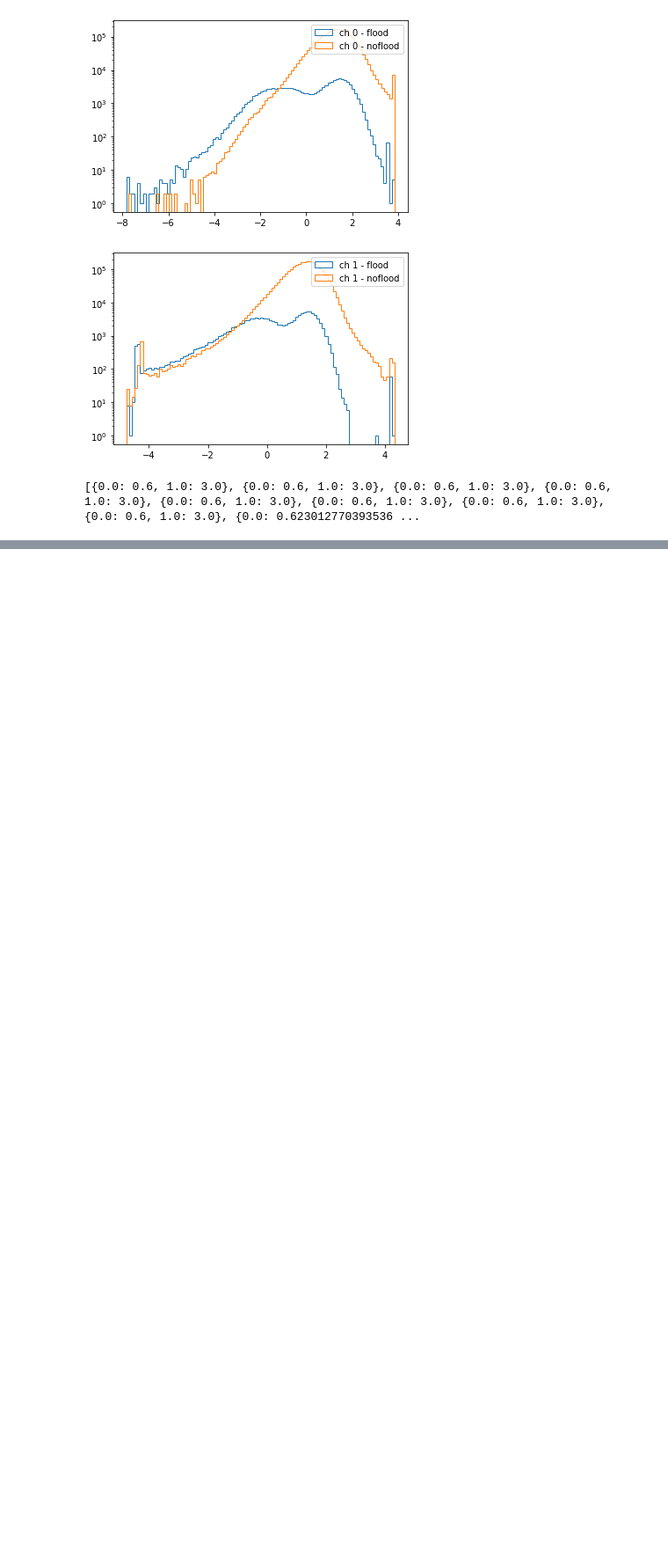
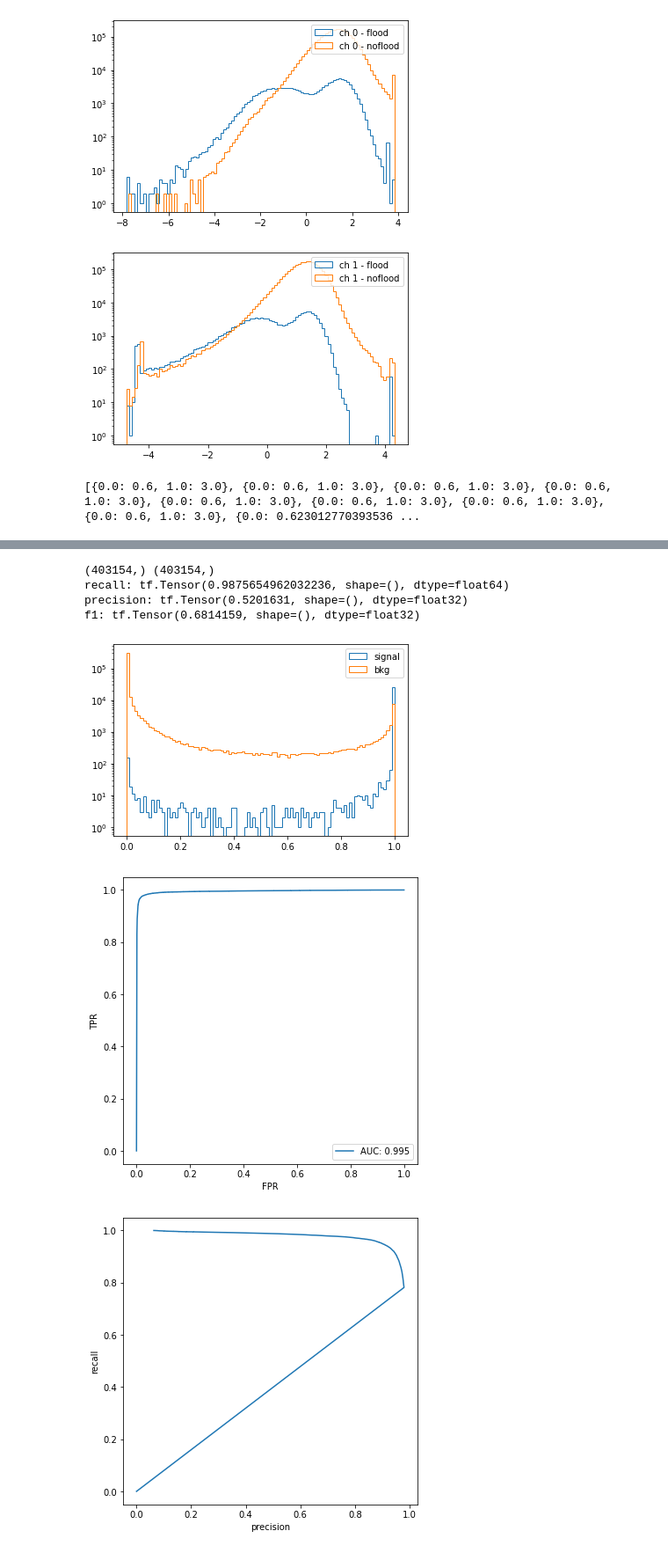
Before and after one commit to martinosal/wqems_preparedata, a Jupyter notebook: sen1_training_test.ipynb, the cells around one changed output, grey strips where cells are left out. Shown at 88% size. Saved outputs shown, nothing was run; the diff lists cells and outputs as text; code cells hidden in the pictures; blank space fills up the shorter version.

```diff
--- a/sen1_training_test.ipynb
+++ b/sen1_training_test.ipynb
@@ -491,2 +496,10 @@ Number of samples: 4573 length of samples: 8
 # %%
-f1, precision, recall, auc, fpr, tpr, thresholds = performance(test_pred_ragged,selected_y)
+f1, precision, recall, auc, fpr, tpr, thresholds = performance(test_pred_ragged,test_y)
+# %% [output]
+(403154,) (403154,)
+recall: tf.Tensor(0.9875654962032236, shape=(), dtype=float64)
+precision: tf.Tensor(0.5201631, shape=(), dtype=float32)
+f1: tf.Tensor(0.6814159, shape=(), dtype=float32)
+[figure, added]
+[figure, added]
+[figure, added]
```
Also changed, not shown: parts of 7 cells of this notebook.
